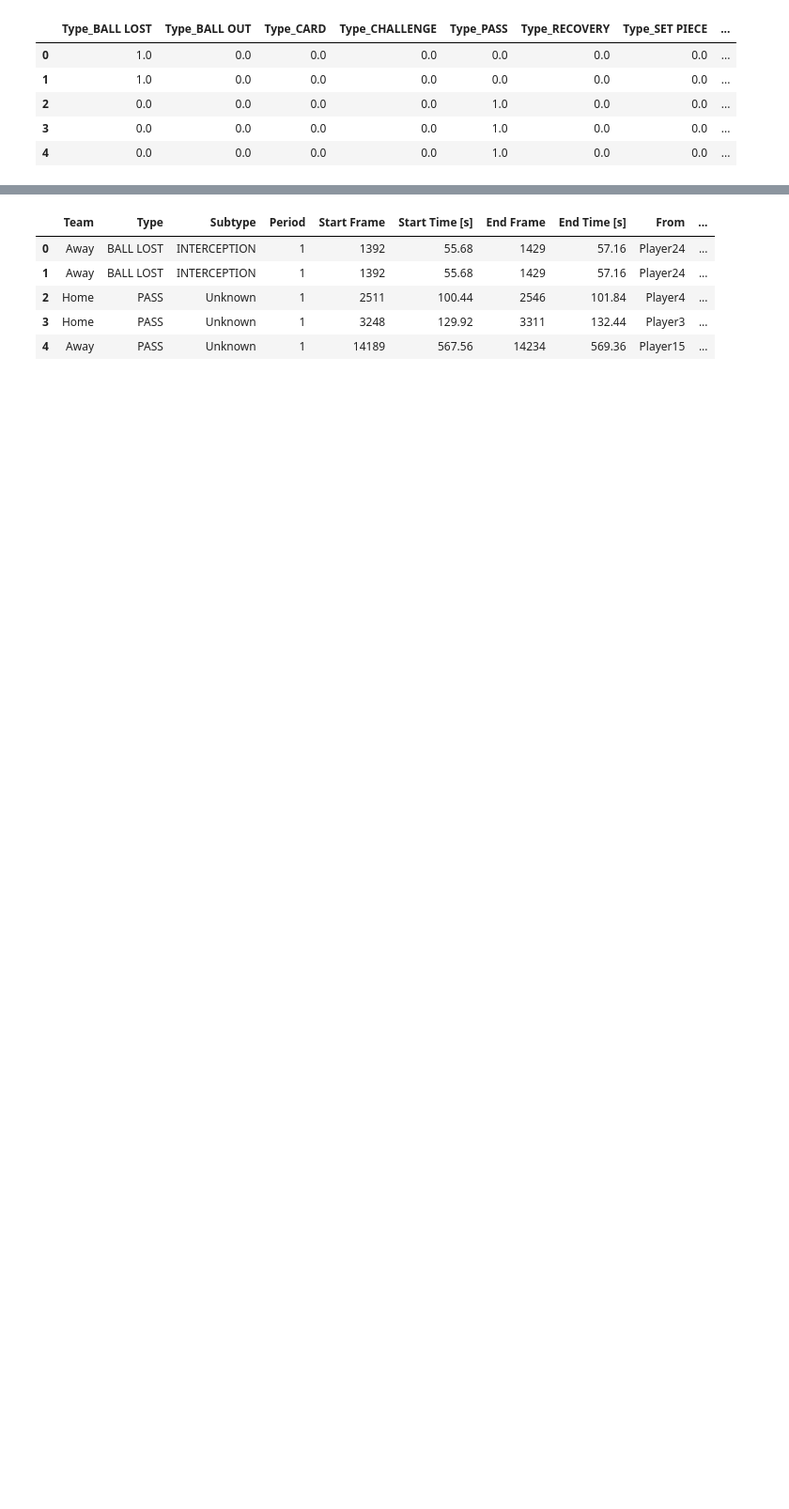
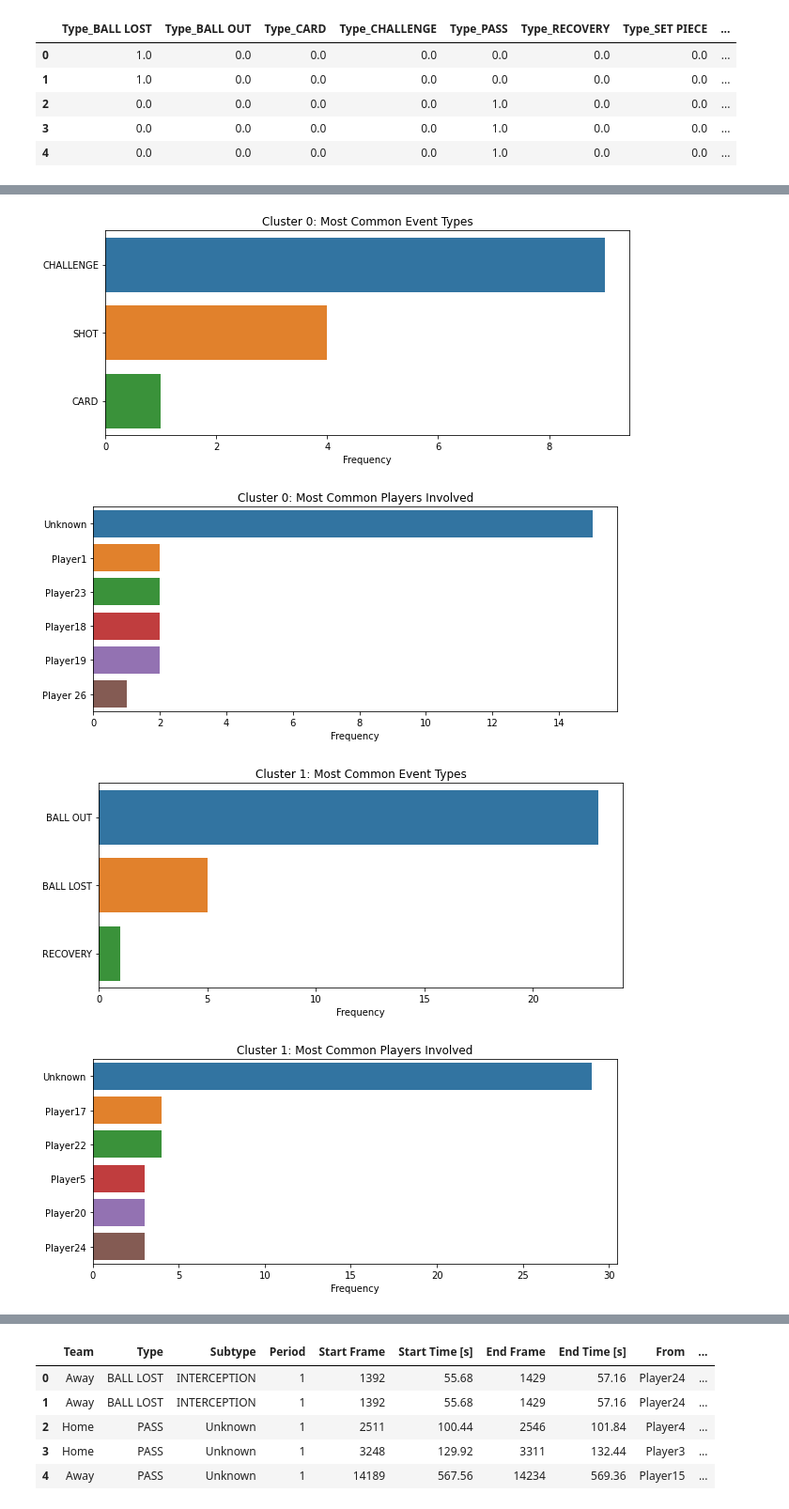
Before and after one commit to nahiid/Soccer-High-Pressure-Moments, a Jupyter notebook: src/high_pre_soccer.ipynb, the cells around one changed output, grey strips where cells are left out. Shown: that part at 94% size. Cells and saved outputs as stored; diff of their text form; code cells hidden in the pictures; blank space fills up the shorter version.

Commit message:
Data Preparation for clustering

```diff
--- a/src/high_pre_soccer.ipynb
+++ b/src/high_pre_soccer.ipynb
@@ -259,3 +261,13 @@ encoded_df.head()
 | 2 | 0.0 | 0.0 | 0.0 | 0.0 | 1.0 | 0.0 | 0.0 | ... |
 | 3 | 0.0 | 0.0 | 0.0 | 0.0 | 1.0 | 0.0 | 0.0 | ... |
 | 4 | 0.0 | 0.0 | 0.0 | 0.0 | 1.0 | 0.0 | 0.0 | ... |
+# %%
+# Clustering using K-Means with 5 clusters
+kmeans = KMeans(n_clusters=5, random_state=42)
+clusters = kmeans.fit_predict(encoded_df)
+
+# Adding the cluster labels to the original dataframe
+moments_event['Cluster'] = clusters
+
+# Displaying a few rows of the dataframe with cluster labels
+moments_event.head()
@@ -261,0 +316,30 @@ encoded_df.head()
+# %%
+import seaborn as sns
+
+def plot_cluster_data(cluster_num, cluster_data, title):
+    """
+    Plot the data for a given cluster.
+    """
+    plt.figure(figsize=(10, 4))
+    sns.barplot(x=cluster_data.values, y=cluster_data.index)
+    plt.title(f"Cluster {cluster_num}: {title}")
+    plt.xlabel('Frequency')
+    plt.ylabel('')
+    plt.show()
+
+# Plotting the most common event types and players for each cluster
+for cluster_num in range(5):
+    cluster = moments_event[moments_event['Cluster'] == cluster_num]
+
+    # Most common event types
+    common_types = cluster['Type'].value_counts().head(3)
+    plot_cluster_data(cluster_num, common_types, 'Most Common Event Types')
+
+    # Combining 'From' and 'To' players for a comprehensive view
+    combined_players = cluster['From'].append(cluster['To']).value_counts().head(6)
+    plot_cluster_data(cluster_num, combined_players, 'Most Common Players Involved')
+# %% [output]
+[figure, added]
+[figure, added]
+[figure, added]
+[figure, added]
```
Also changed, not shown: parts of 6 cells of this notebook.
